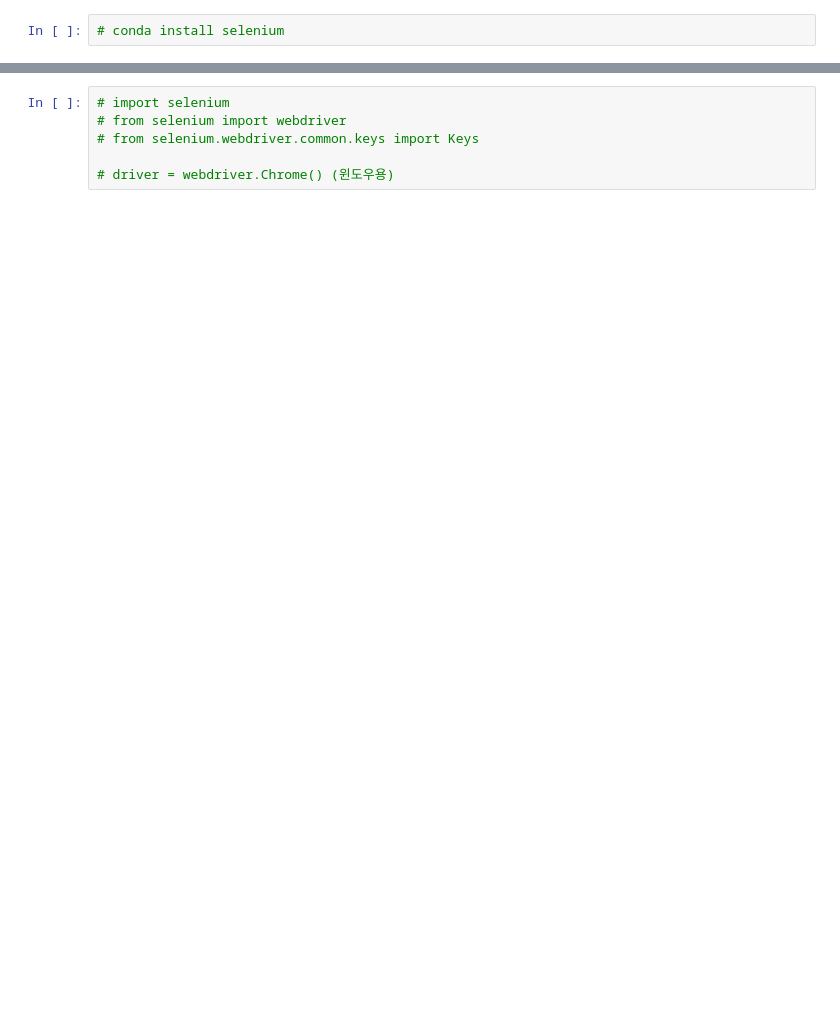
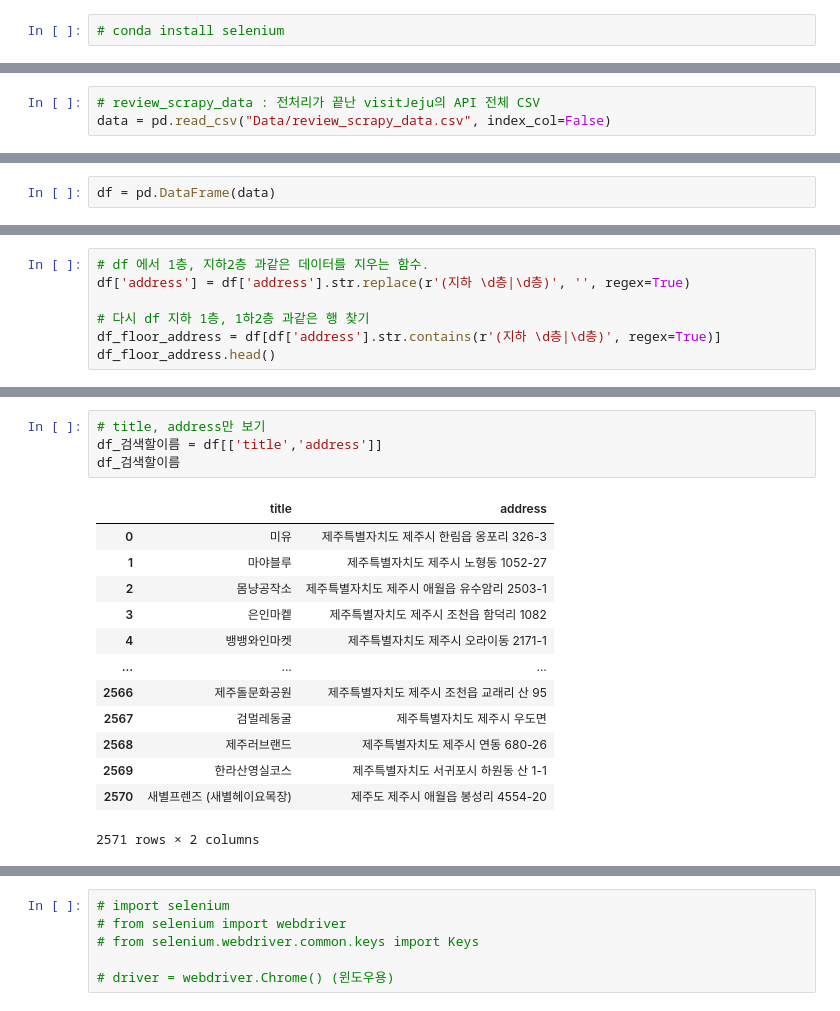
Before and after one commit to JejuTravelApp/DataAnalysis, a Jupyter notebook: MS_네이버데이터추출.ipynb, the cells around one changed output, grey strips where cells are left out. Saved outputs shown, nothing was run; the diff lists cells and outputs as text; blank space fills up the shorter version.

Commit message:
*** 전처리한 review_scrapy_data.csv에서 주소부문에 필요없는 부분 제거하는 함수 생성***

```diff
--- a/MS_네이버데이터추출.ipynb
+++ b/MS_네이버데이터추출.ipynb
@@ -43,0 +40,3 @@ df = pd.read_csv('./Data/제주_일반음식점.csv')
+# %%
+# review_scrapy_data : 전처리가 끝난 visitJeju의 API 전체 CSV
+data = pd.read_csv("Data/review_scrapy_data.csv", index_col=False)
@@ -43,0 +80,2 @@ df = pd.read_csv('./Data/제주_일반음식점.csv')
+# %%
+df = pd.DataFrame(data)
@@ -43,0 +114,7 @@ df = pd.read_csv('./Data/제주_일반음식점.csv')
+# %%
+# df 에서 1층, 지하2층 과같은 데이터를 지우는 함수.
+df['address'] = df['address'].str.replace(r'(지하 \d층|\d층)', '', regex=True)
+
+# 다시 df 지하 1층, 1하2층 과같은 행 찾기
+df_floor_address = df[df['address'].str.contains(r'(지하 \d층|\d층)', regex=True)]
+df_floor_address.head()
@@ -52,0 +134,18 @@ df.head()
+# %%
+# title, address만 보기
+df_검색할이름 = df[['title','address']]
+df_검색할이름
+# %% [output]
+|  | title | address |
+| 0 | 미유 | 제주특별자치도 제주시 한림읍 옹포리 326-3 |
+| 1 | 마야블루 | 제주특별자치도 제주시 노형동 1052-27 |
+| 2 | 몸냥공작소 | 제주특별자치도 제주시 애월읍 유수암리 2503-1 |
+| 3 | 은인마켙 | 제주특별자치도 제주시 조천읍 함덕리 1082 |
+| 4 | 뱅뱅와인마켓 | 제주특별자치도 제주시 오라이동 2171-1 |
+| ... | ... | ... |
+| 2566 | 제주돌문화공원 | 제주특별자치도 제주시 조천읍 교래리 산 95 |
+| 2567 | 검멀레동굴 | 제주특별자치도 제주시 우도면 |
+| 2568 | 제주러브랜드 | 제주특별자치도 제주시 연동 680-26 |
+| 2569 | 한라산영실코스 | 제주특별자치도 서귀포시 하원동 산 1-1 |
+| 2570 | 새별프렌즈 (새별헤이요목장) | 제주도 제주시 애월읍 봉성리 4554-20 |
+2571 rows × 2 columns
```
Also changed, not shown: parts of 32 cells of this notebook.
